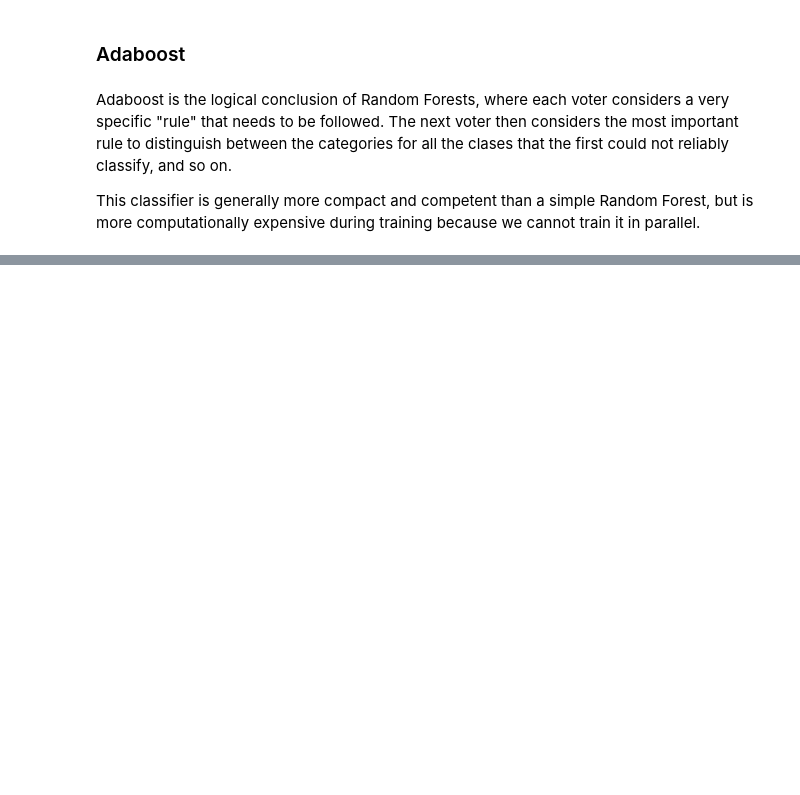
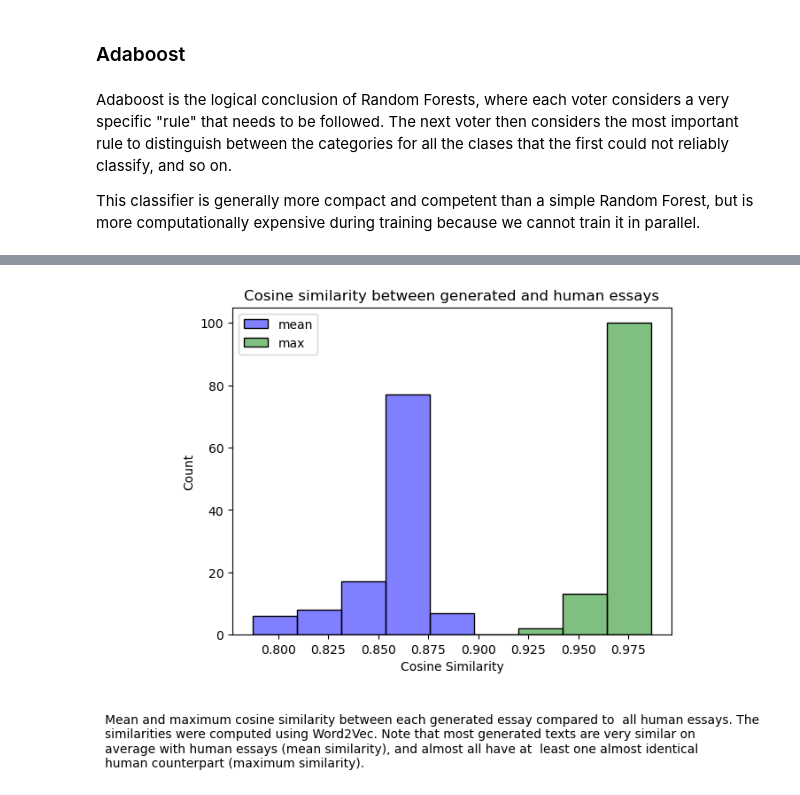
Before and after one commit to dimits-ts/practical_data_science, a Jupyter notebook: llm_detection/notebooks/llm_detection.ipynb, the cells around one changed output, grey strips where cells are left out. Saved outputs shown, nothing was run; the diff lists cells and outputs as text; code cells hidden in the pictures; blank space fills up the shorter version.

```diff
--- a/llm_detection/notebooks/llm_detection.ipynb
+++ b/llm_detection/notebooks/llm_detection.ipynb
@@ -324,0 +339,7 @@ weighted avg       1.00      1.00      1.00       373
+# %%
+import spacy
+
+
+print("Loading Word2Vec model...")
+nlp = spacy.load('en_core_web_md')
+print("Model loaded.")
@@ -324,0 +373,12 @@ weighted avg       1.00      1.00      1.00       373
+# %%
+mean_similarity = []
+max_similarity = []
+
+print("Calculating similarity scores...")
+for gen_doc in tqdm(generated_docs):
+    similarities = []
+    for human_doc in human_docs:
+      similarities.append(gen_doc.similarity(human_doc))
+
+    mean_similarity.append(np.mean(similarities))
+    max_similarity.append(np.max(similarities))
@@ -324,0 +387,6 @@ weighted avg       1.00      1.00      1.00       373
+# %%
+similarity_df = pd.DataFrame({"id": generated_df.id,
+                              "text": generated_df.text,
+                              "mean": mean_similarity,
+                              "max": max_similarity})
+similarity_df
@@ -324,0 +407,21 @@ weighted avg       1.00      1.00      1.00       373
+# %%
+import matplotlib.pyplot as plt
+import seaborn as sns
+import textwrap
+
+
+sns.histplot(similarity_df, palette={"mean": "blue", "max": "green"})
+
+caption_text = """Mean and maximum cosine similarity between each generated essay compared to
+all human essays. The similarities were computed using Word2Vec. Note that most generated texts
+are very similar on average with human essays (mean similarity), and almost all have at
+least one almost identical human counterpart (maximum similarity).
+"""
+caption = textwrap.fill(caption_text, width=100)
+plt.figtext(-0.1, -0.2, caption)
+
+plt.xlabel("Cosine Similarity")
+plt.title("Cosine similarity between generated and human essays")
+plt.show()
+# %% [output]
+[figure, added]
```
Also changed, not shown: parts of 26 cells of this notebook.
